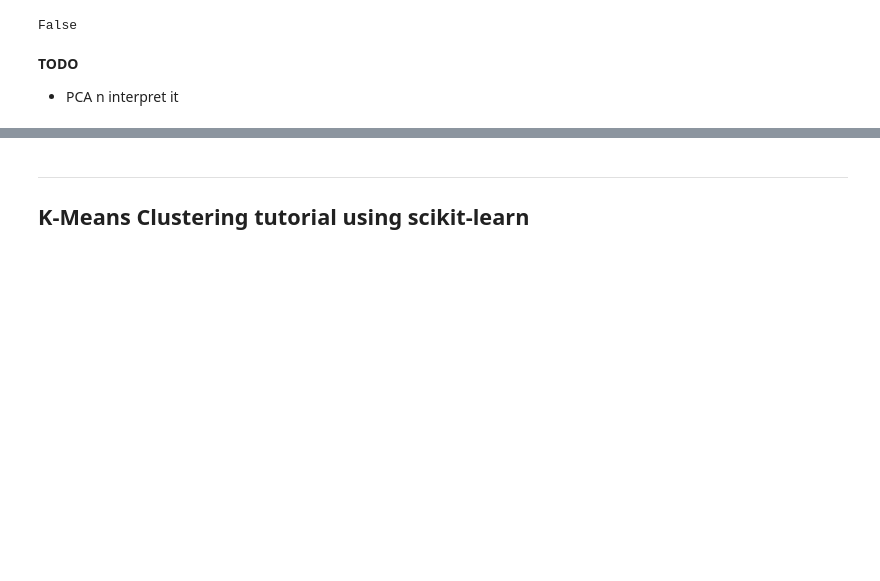
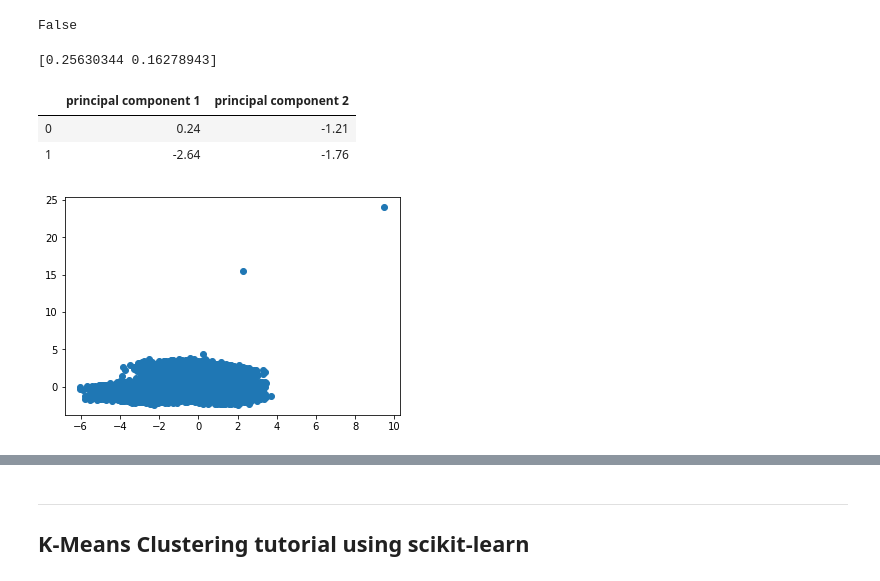
Before and after one commit to pedromlsreis/paranormal_distributions, a Jupyter notebook: explore_nb.ipynb, the cells around one changed output, grey strips where cells are left out. Cells and saved outputs as stored; diff of their text form; code cells hidden in the pictures; blank space fills up the shorter version.

```diff
--- a/explore_nb.ipynb
+++ b/explore_nb.ipynb
@@ -62,5 +64,30 @@ cols_for_clustering.extend(categorical_cols)
 # %%
 # might be handy: https://github.com/joaolcorreia/RFM-analysis
-# %% [markdown]
-**TODO**
-- PCA n interpret it
+# %%
+from sklearn.preprocessing import StandardScaler
+df[:] = StandardScaler().fit_transform(df[:])
+# %%
+x = df[:].values
+# %%
+from sklearn.decomposition import PCA
+
+pca = PCA(n_components=2)
+
+principalComponents = pca.fit_transform(x)
+
+principalDf = pd.DataFrame(data = principalComponents, columns = ['principal component 1', 'principal component 2'])
+
+print(pca.explained_variance_ratio_)
+# %% [output]
+[0.25630344 0.16278943]
+# %%
+principalDf.head(2)
+# %% [output]
+|  | principal component 1 | principal component 2 |
+| 0 | 0.24 | -1.21 |
+| 1 | -2.64 | -1.76 |
+# %%
+plt.scatter(principalComponents[:,0], principalComponents[:,1])
+plt.show()
+# %% [output]
+[figure, added]
```
Also changed, not shown: parts of 6 cells of this notebook, 1 other file.
